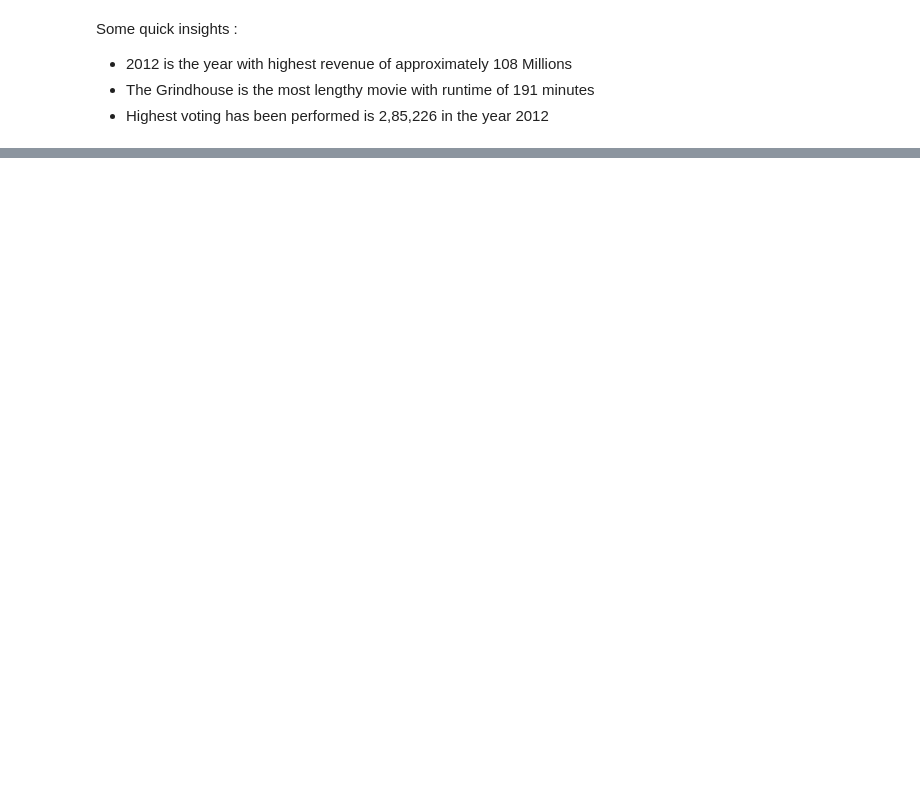
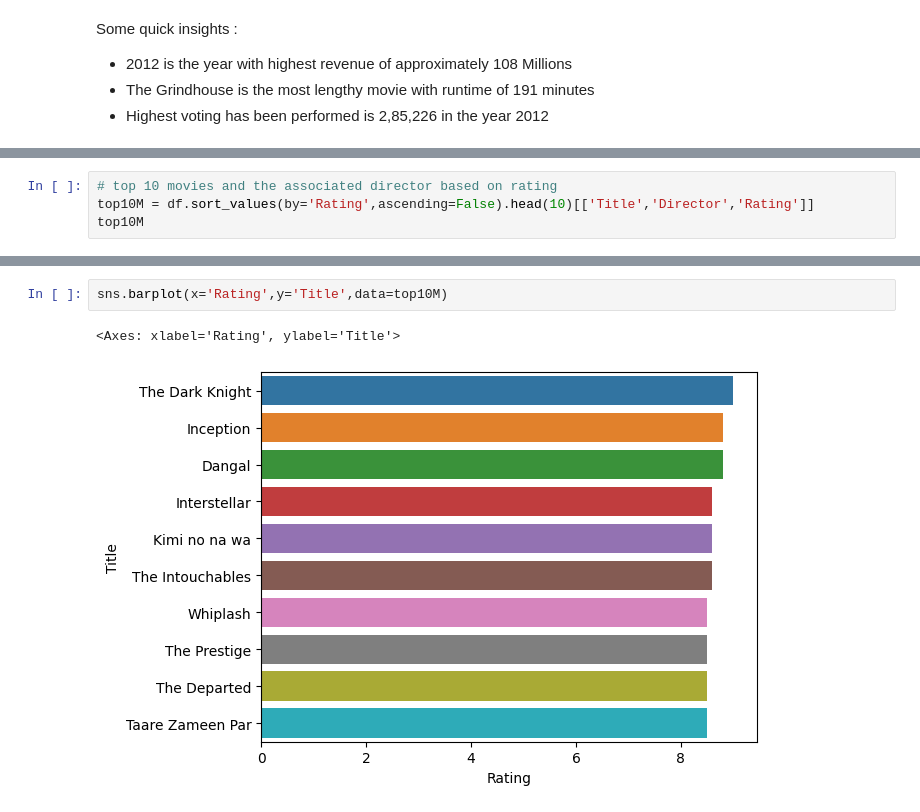
Before and after one commit to jigarsiddhpura/IMDB-Python-EDA, a Jupyter notebook: IMDB.ipynb, the cells around one changed output, grey strips where cells are left out. Cells and saved outputs as stored; diff of their text form; blank space fills up the shorter version.

```diff
--- a/IMDB.ipynb
+++ b/IMDB.ipynb
@@ -296,0 +305,4 @@ Some quick insights :
+# %%
+# top 10 movies and the associated director based on rating
+top10M = df.sort_values(by='Rating',ascending=False).head(10)[['Title','Director','Rating']]
+top10M
@@ -296,0 +321,5 @@ Some quick insights :
+# %%
+sns.barplot(x='Rating',y='Title',data=top10M)
+# %% [output]
+<Axes: xlabel='Rating', ylabel='Title'>
+[figure, added]
```
Also changed, not shown: parts of 17 cells of this notebook.
